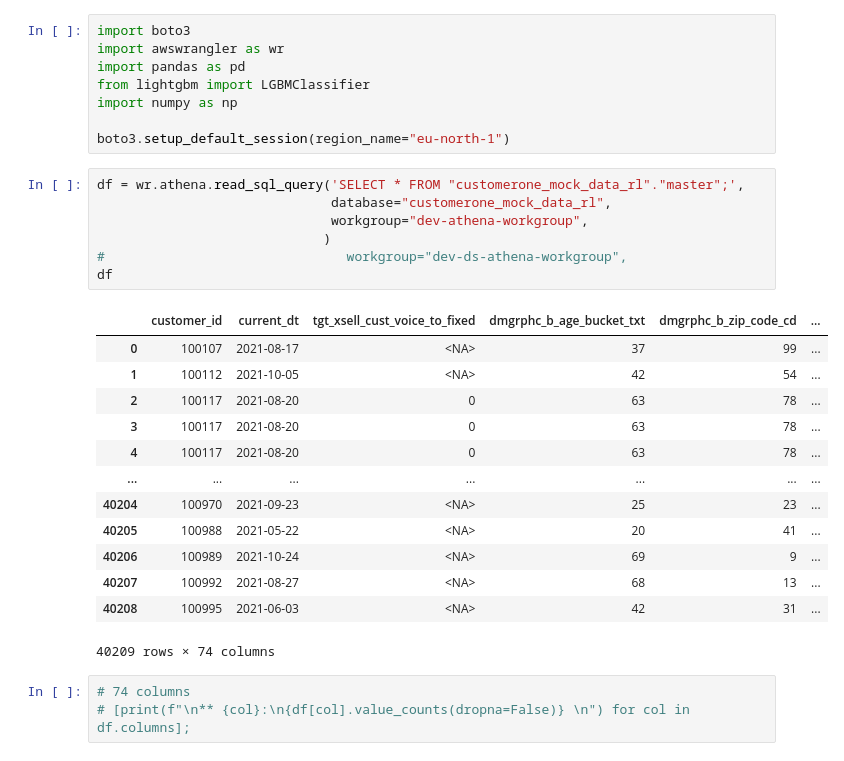
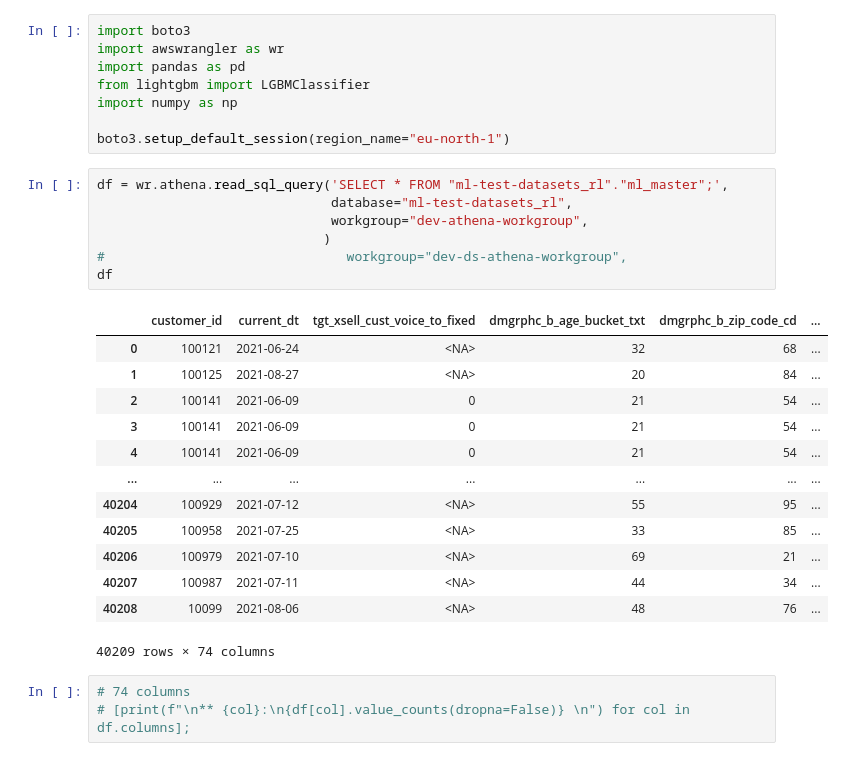
Before and after one commit to sarahberenji/sagemaker-customerone2-p-vrs1c6dm1yir-model-build-train, a Jupyter notebook: notebooks/xsell_data.ipynb, the cells around one changed output. Saved outputs shown, nothing was run; the diff lists cells and outputs as text.

```diff
--- a/notebooks/xsell_data.ipynb
+++ b/notebooks/xsell_data.ipynb
@@ -24,25 +24,25 @@ import numpy as np
 
 boto3.setup_default_session(region_name="eu-north-1")
 # %%
-df = wr.athena.read_sql_query('SELECT * FROM "customerone_mock_data_rl"."master";',
-                              database="customerone_mock_data_rl",
+df = wr.athena.read_sql_query('SELECT * FROM "ml-test-datasets_rl"."ml_master";',
+                              database="ml-test-datasets_rl",
                               workgroup="dev-athena-workgroup",
                              )
 #                               workgroup="dev-ds-athena-workgroup",
 df
 # %% [output]
 |  | customer_id | current_dt | tgt_xsell_cust_voice_to_fixed | dmgrphc_b_age_bucket_txt | dmgrphc_b_zip_code_cd | ... |
-| 0 | 100107 | 2021-08-17 | <NA> | 37 | 99 | ... |
-| 1 | 100112 | 2021-10-05 | <NA> | 42 | 54 | ... |
-| 2 | 100117 | 2021-08-20 | 0 | 63 | 78 | ... |
-| 3 | 100117 | 2021-08-20 | 0 | 63 | 78 | ... |
-| 4 | 100117 | 2021-08-20 | 0 | 63 | 78 | ... |
+| 0 | 100121 | 2021-06-24 | <NA> | 32 | 68 | ... |
+| 1 | 100125 | 2021-08-27 | <NA> | 20 | 84 | ... |
+| 2 | 100141 | 2021-06-09 | 0 | 21 | 54 | ... |
+| 3 | 100141 | 2021-06-09 | 0 | 21 | 54 | ... |
+| 4 | 100141 | 2021-06-09 | 0 | 21 | 54 | ... |
 | ... | ... | ... | ... | ... | ... | ... |
-| 40204 | 100970 | 2021-09-23 | <NA> | 25 | 23 | ... |
-| 40205 | 100988 | 2021-05-22 | <NA> | 20 | 41 | ... |
-| 40206 | 100989 | 2021-10-24 | <NA> | 69 | 9 | ... |
-| 40207 | 100992 | 2021-08-27 | <NA> | 68 | 13 | ... |
-| 40208 | 100995 | 2021-06-03 | <NA> | 42 | 31 | ... |
+| 40204 | 100929 | 2021-07-12 | <NA> | 55 | 95 | ... |
+| 40205 | 100958 | 2021-07-25 | <NA> | 33 | 85 | ... |
+| 40206 | 100979 | 2021-07-10 | <NA> | 69 | 21 | ... |
+| 40207 | 100987 | 2021-07-11 | <NA> | 44 | 34 | ... |
+| 40208 | 10099 | 2021-08-06 | <NA> | 48 | 76 | ... |
 40209 rows × 74 columns
 # %%
 # 74 columns
```
Also changed, not shown: 29 other files.
